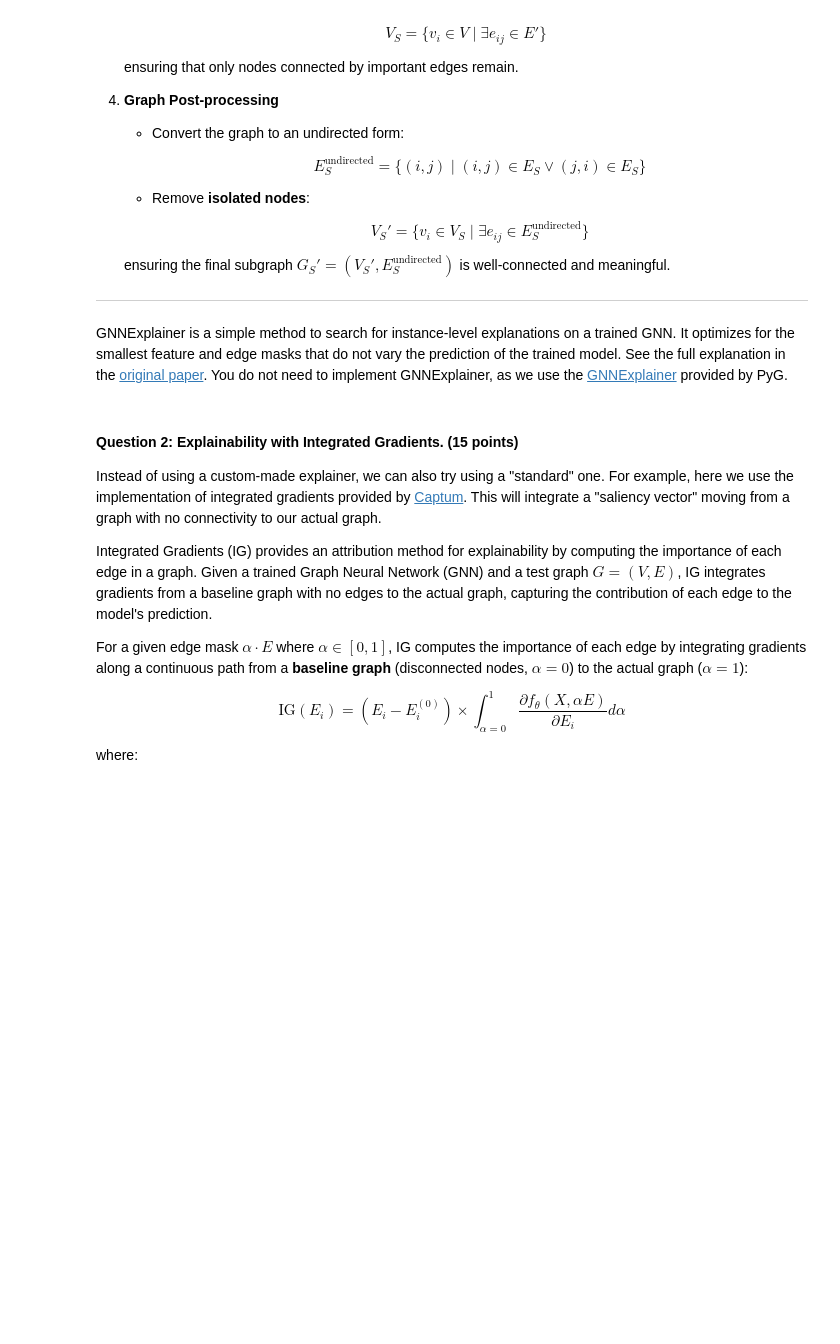
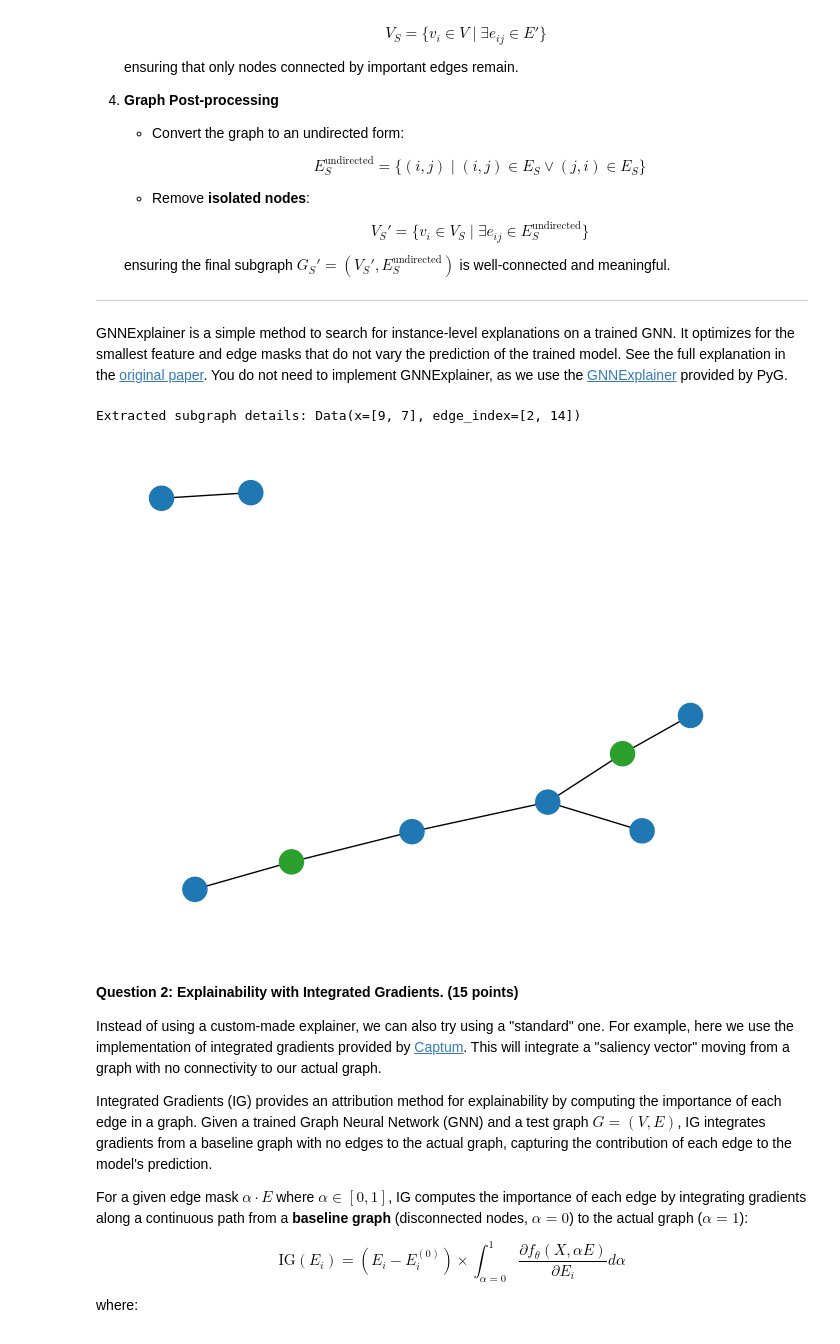
Before and after one commit to zachdaube/CS485, a Jupyter notebook: Homework_4.ipynb, the cells around one changed output. Cells and saved outputs as stored; diff of their text form; code cells hidden in the pictures; blank space fills up the shorter version.

```diff
--- a/Homework_4.ipynb
+++ b/Homework_4.ipynb
@@ -332,33 +386,42 @@ def generate_gnn_explanation(gnn, test_graph, threshold=0.96):
     explanation = ptgeom.data.Data().to(device)
 
     ############# Your code here ############
 
     # 1. Generate explanation using the GNNExplainer
+    ex = explainer(test_graph.x, test_graph.edge_index)
 
     # 2. Extract edge importance mask
+    edge_mask = ex.edge_mask
 
     # 3. Select important edges based on the threshold
+    important_idx = torch.where(edge_mask > threshold)[0]
+    important_edge_index = test_graph.edge_index[:, important_idx]
 
     # 4. Construct the subgraph from the test_graph
+    explained_graph = Data(x=test_graph.x, edge_index=important_edge_index)
+
 
     #########################################
 
     # 5. Convert to undirected and remove isolated nodes
     explained_graph = ptgeom.transforms.RemoveIsolatedNodes()(ptgeom.transforms.ToUndirected()(explained_graph))
 
     return explained_graph
 
 
 gnn = gnn.to(device)
 gnn.eval()
 
 idx = 0
 test_graph = mutag[test_idx[idx]].to(device)
 
 # Extract an important subgraph
 important_subgraph = generate_gnn_explanation(gnn, test_graph)
 print(f"Extracted subgraph details: {important_subgraph}")
 draw_graph(important_subgraph)
+# %% [output]
+Extracted subgraph details: Data(x=[9, 7], edge_index=[2, 14])
+[figure, added]
 # %% [markdown]
 #### **Question 2: Explainability with Integrated Gradients. (15 points)**
 
```
Also changed, not shown: parts of 6 cells of this notebook.
